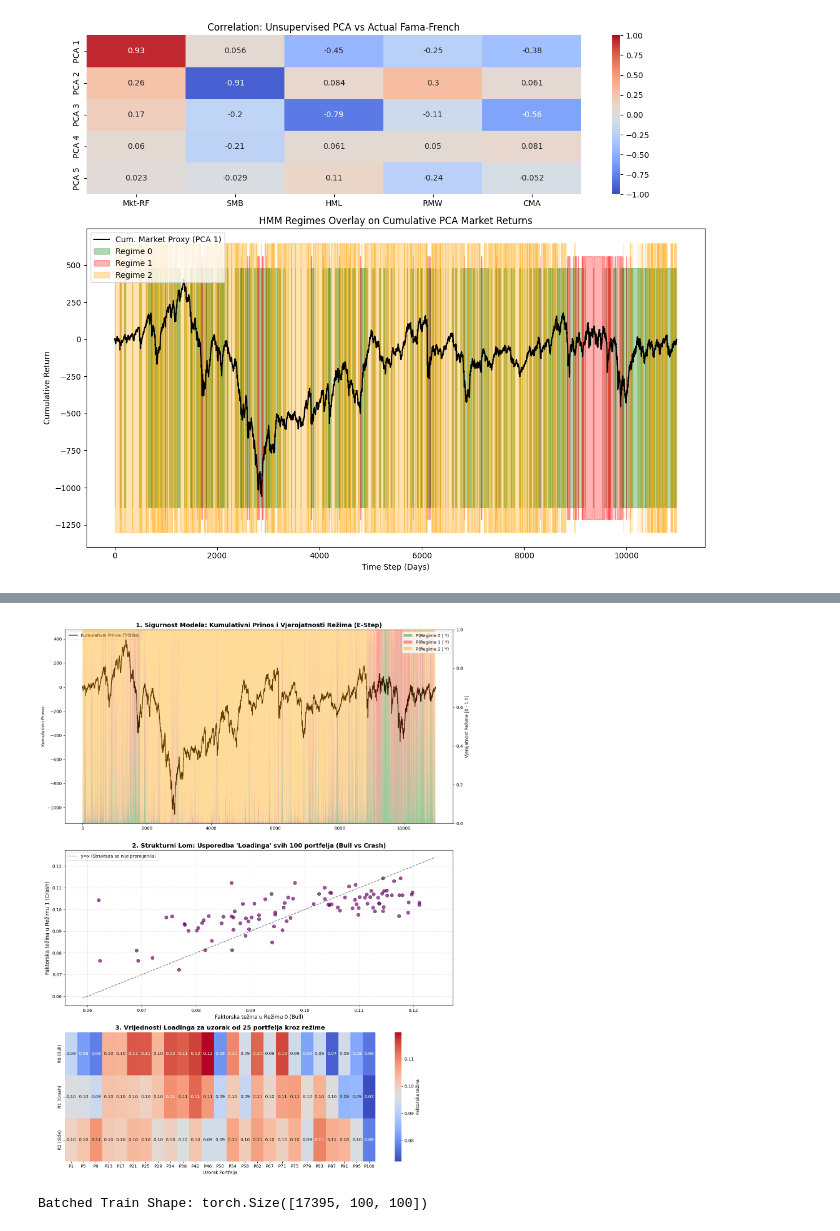
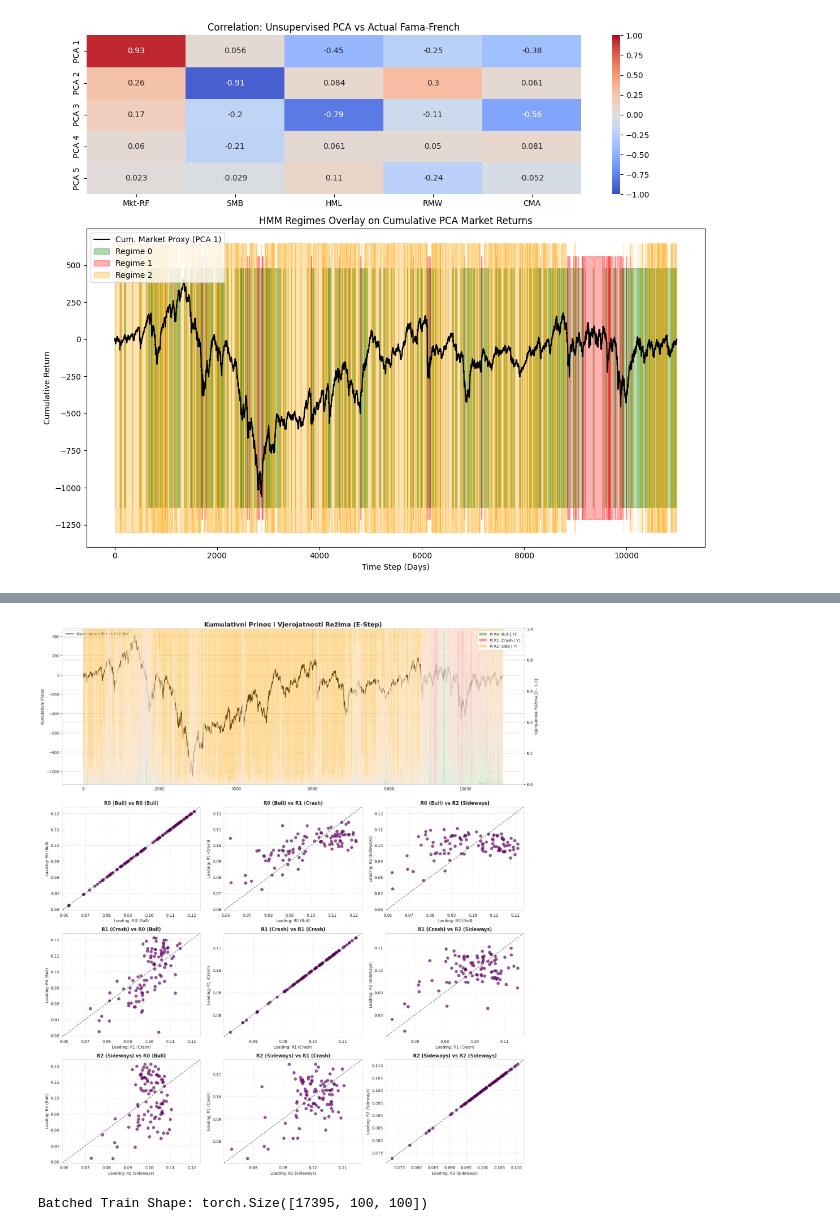
Before and after one commit to evucelic/Diplomski-Projekt, a Jupyter notebook: main.ipynb, the cells around one changed output, grey strips where cells are left out. Cells and saved outputs as stored; diff of their text form; code cells hidden in the pictures.

Commit message:
update pca graphs

```diff
--- a/main.ipynb
+++ b/main.ipynb
@@ -1153,74 +967,73 @@ Final State Distribution: {np.int64(0): np.int64(1246), np.int64(1): np.int64(13
 # %%
 import matplotlib.pyplot as plt
 import seaborn as sns
 import numpy as np
 
 T = len(train_pca_factors[:, 0])
-n_portfolios = regime_loadings[0].shape[1]
 
-fig, axes = plt.subplots(3, 1, figsize=(14, 18), gridspec_kw={'height_ratios': [1.5, 1.2, 1]})
+# Slika s 4 reda: 1. red za Time Series, ostala 3 za 3x3 Scatter matricu
+fig = plt.figure(figsize=(18, 20))
+gs = fig.add_gridspec(4, 3, height_ratios=[1.5, 1, 1, 1])
 
-ax1 = axes[0]
-ax1_prob = ax1.twinx()
+# ==========================================
+# 1. KUMULATIVNI PRINOS I VJEROJATNOSTI (Gore)
+# ==========================================
+ax_ts = fig.add_subplot(gs[0, :])
+ax_prob = ax_ts.twinx()
 
 cum_returns = np.cumsum(train_pca_factors[:, 0])
-ax1.plot(cum_returns, color='black', linewidth=1.5, label='Kumulativni Prinos (Tržište)')
+ax_ts.plot(cum_returns, color='black', linewidth=1.5, label='Kumulativni Prinos (Tržište)')
 
 colors = ['green', 'red', 'orange']
-labels = ['P(Regime 0 | Y)', 'P(Regime 1 | Y)', 'P(Regime 2 | Y)']
+labels = ['P(R0: Bull | Y)', 'P(R1: Crash | Y)', 'P(R2: Side | Y)']
 
-ax1_prob.stackplot(range(T), state_probs[:, 0], state_probs[:, 1], state_probs[:, 2],
+ax_prob.stackplot(range(T), state_probs[:, 0], state_probs[:, 1], state_probs[:, 2],
                    labels=labels, colors=colors, alpha=0.4)
 
-ax1.set_title("1. Sigurnost Modela: Kumulativni Prinos i Vjerojatnosti Režima (E-Step)", fontsize=14, fontweight='bold')
-ax1.set_ylabel("Kumulativni Prinos")
-ax1_prob.set_ylabel("Vjerojatnost Režima [0 - 1.0]")
-ax1_prob.set_ylim(0, 1.0)
-ax1.legend(loc='upper left')
-ax1_prob.legend(loc='upper right')
+ax_ts.set_title("Kumulativni Prinos i Vjerojatnosti Režima (E-Step)", fontsize=16, fontweight='bold')
+ax_ts.set_ylabel("Kumulativni Prinos")
+ax_prob.set_ylabel("Vjerojatnost Režima [0 - 1.0]")
+ax_prob.set_ylim(0, 1.0)
+ax_ts.legend(loc='upper left')
+ax_prob.legend(loc='upper right')
 
+# ==========================================
+# 2. 3x3 SCATTER MATRICA (Dolje)
+# ==========================================
+L = [regime_loadings[0][0, :], regime_loadings[1][0, :], regime_loadings[2][0, :]]
+names = ["R0 (Bull)", "R1 (Crash)", "R2 (Sideways)"]
 
-ax2 = axes[1]
-loadings_R0 = regime_loadings[0][0, :]
-loadings_R1 = regime_loadings[1][0, :]
+for i in range(3):
+    for j in range(3):
+        ax = fig.add_subplot(gs[i+1, j])
+        x_data, y_data = L[i], L[j]
 
-# Crtanje točaka
-sns.scatterplot(x=loadings_R0, y=loadings_R1, ax=ax2, color='purple', alpha=0.7, s=60, edgecolor='black')
+        # Crtanje točaka
+        sns.scatterplot(x=x_data, y=y_data, ax=ax, color='purple', alpha=0.7, s=50, edgecolor='black')
 
-# Dodavanje y=x linije (linija "nema promjene")
-min_val = min(ax2.get_xlim()[0], ax2.get_ylim()[0])
-max_val = max(ax2.get_xlim()[1], ax2.get_ylim()[1])
-ax2.plot([min_val, max_val], [min_val, max_val], 'k--', alpha=0.5, label='y=x (Struktura se nije promijenila)')
+        # Dinamične granice za y=x liniju
+        min_val = min(np.min(x_data), np.min(y_data))
+        max_val = max(np.max(x_data), np.max(y_data))
+        padding = (max_val - min_val) * 0.05
+        min_val -= padding
+        max_val += padding
 
-ax2.set_title("2. Strukturni Lom: Usporedba 'Loadinga' svih 100 portfelja (Bull vs Crash)", fontsize=14, fontweight='bold')
-ax2.set_xlabel("Faktorska težina u Režimu 0 (Bull)", fontsize=12)
-ax2.set_ylabel("Faktorska težina u Režimu 1 (Crash)", fontsize=12)
-ax2.legend()
-ax2.grid(True, linestyle='--', alpha=0.5)
+        # Crtanje y=x linije
+        ax.plot([min_val, max_val], [min_val, max_val], 'k--', alpha=0.5)
 
+        ax.set_title(f"{names[i]} vs {names[j]}", fontsize=12, fontweight='bold')
+        ax.set_xlabel(f"Loading: {names[i]}", fontsize=10)
+        ax.set_ylabel(f"Loading: {names[j]}", fontsize=10)
 
-
-ax3 = axes[2]
-sample_indices = np.linspace(0, n_portfolios-1, 25, dtype=int)
-
-heatmap_data = np.vstack([
-    regime_loadings[0][0, sample_indices],
-    regime_loadings[1][0, sample_indices],
-    regime_loadings[2][0, sample_indices]
-])
-
-sns.heatmap(heatmap_data, cmap='coolwarm', ax=ax3, annot=True, fmt=".2f",
-            xticklabels=[f"P{i+1}" for i in sample_indices],
-            yticklabels=['R0 (Bull)', 'R1 (Crash)', 'R2 (Side)'],
-            cbar_kws={'label': 'Faktorska težina'})
-
-ax3.set_title("3. Vrijednosti Loadinga za uzorak od 25 portfelja kroz režime", fontsize=14, fontweight='bold')
-ax3.set_xlabel("Uzorak Portfelja")
+        # Kvadratne osi
+        ax.set_xlim(min_val, max_val)
+        ax.set_ylim(min_val, max_val)
+        ax.grid(True, linestyle='--', alpha=0.5)
 
 plt.tight_layout()
 plt.show()
 # %% [output]
-[figure, old version]
+[figure, new version]
 # %%
 import torch
 import torch.nn as nn
```
Also changed, not shown: parts of 3 cells of this notebook.
